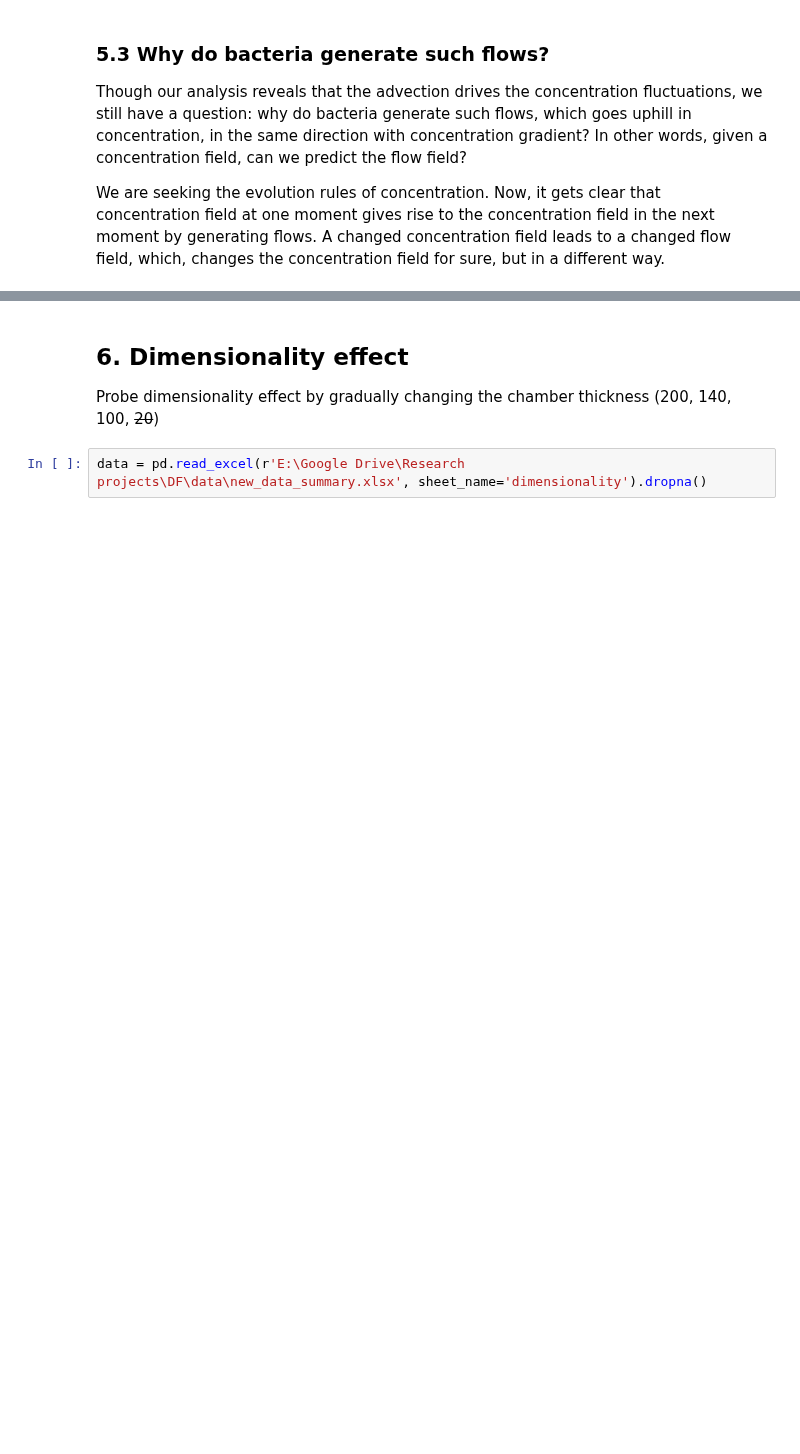
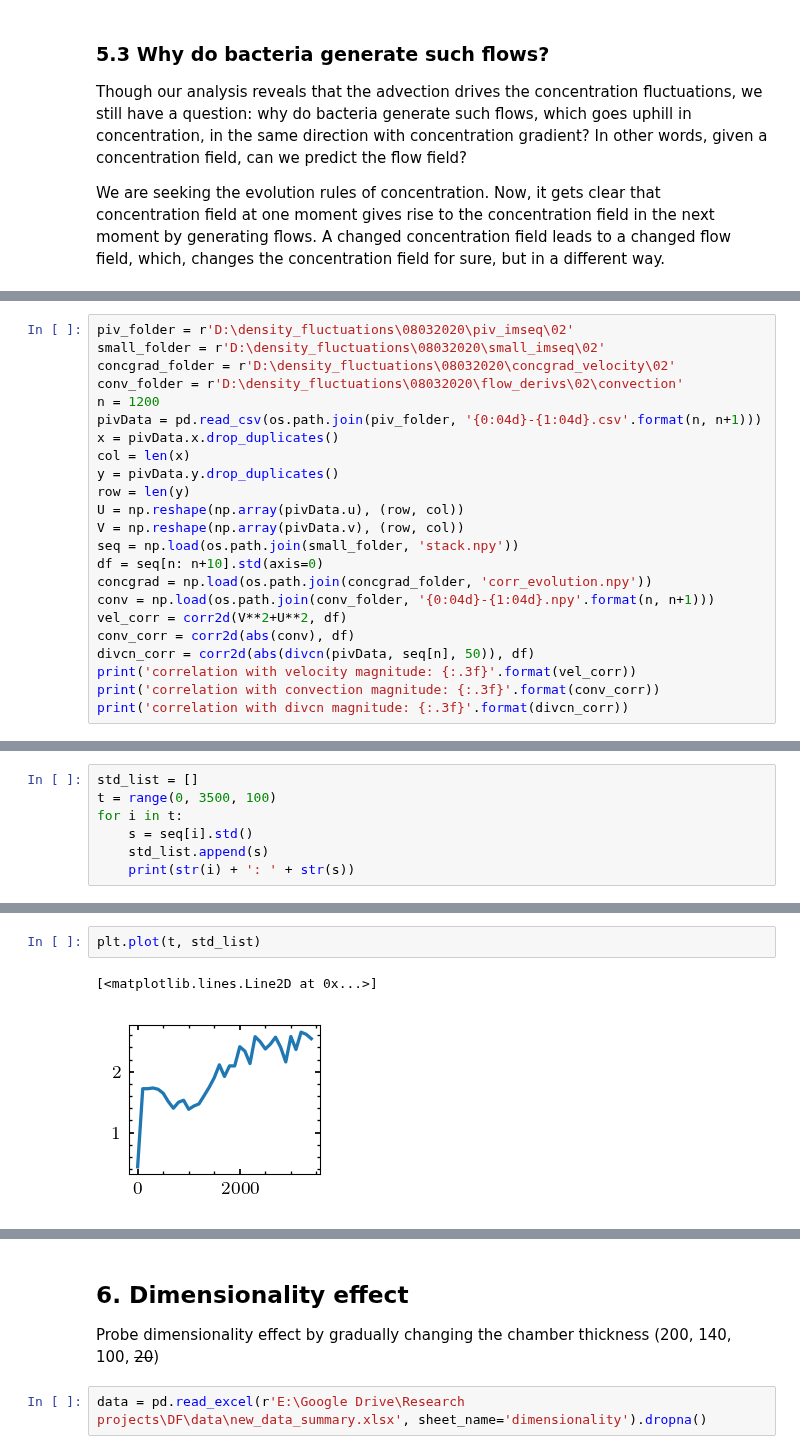
Before and after one commit to ZLoverty/Python, a Jupyter notebook: Correlation/src/Figures.ipynb, the cells around one changed output, grey strips where cells are left out. Saved outputs shown, nothing was run; the diff lists cells and outputs as text; blank space fills up the shorter version.

```diff
--- a/Correlation/src/Figures.ipynb
+++ b/Correlation/src/Figures.ipynb
@@ -313,0 +318,23 @@ We are seeking the evolution rules of concentration. Now, it gets clear that con
+# %%
+piv_folder = r'D:\density_fluctuations\08032020\piv_imseq\02'
+small_folder = r'D:\density_fluctuations\08032020\small_imseq\02'
+concgrad_folder = r'D:\density_fluctuations\08032020\concgrad_velocity\02'
+conv_folder = r'D:\density_fluctuations\08032020\flow_derivs\02\convection'
+n = 1200
+pivData = pd.read_csv(os.path.join(piv_folder, '{0:04d}-{1:04d}.csv'.format(n, n+1)))
+x = pivData.x.drop_duplicates()
+col = len(x)
+y = pivData.y.drop_duplicates()
+row = len(y)
+U = np.reshape(np.array(pivData.u), (row, col))
+V = np.reshape(np.array(pivData.v), (row, col))
+seq = np.load(os.path.join(small_folder, 'stack.npy'))
+df = seq[n: n+10].std(axis=0)
+concgrad = np.load(os.path.join(concgrad_folder, 'corr_evolution.npy'))
+conv = np.load(os.path.join(conv_folder, '{0:04d}-{1:04d}.npy'.format(n, n+1)))
+vel_corr = corr2d(V**2+U**2, df)
+conv_corr = corr2d(abs(conv), df)
+divcn_corr = corr2d(abs(divcn(pivData, seq[n], 50)), df)
+print('correlation with velocity magnitude: {:.3f}'.format(vel_corr))
+print('correlation with convection magnitude: {:.3f}'.format(conv_corr))
+print('correlation with divcn magnitude: {:.3f}'.format(divcn_corr))
@@ -313,0 +345,7 @@ We are seeking the evolution rules of concentration. Now, it gets clear that con
+# %%
+std_list = []
+t = range(0, 3500, 100)
+for i in t:
+    s = seq[i].std()
+    std_list.append(s)
+    print(str(i) + ': ' + str(s))
@@ -313,0 +370,5 @@ We are seeking the evolution rules of concentration. Now, it gets clear that con
+# %%
+plt.plot(t, std_list)
+# %% [output]
+[<matplotlib.lines.Line2D at 0x...>]
+[figure, added]
```
Also changed, not shown: parts of 14 cells of this notebook, 1 other file.
